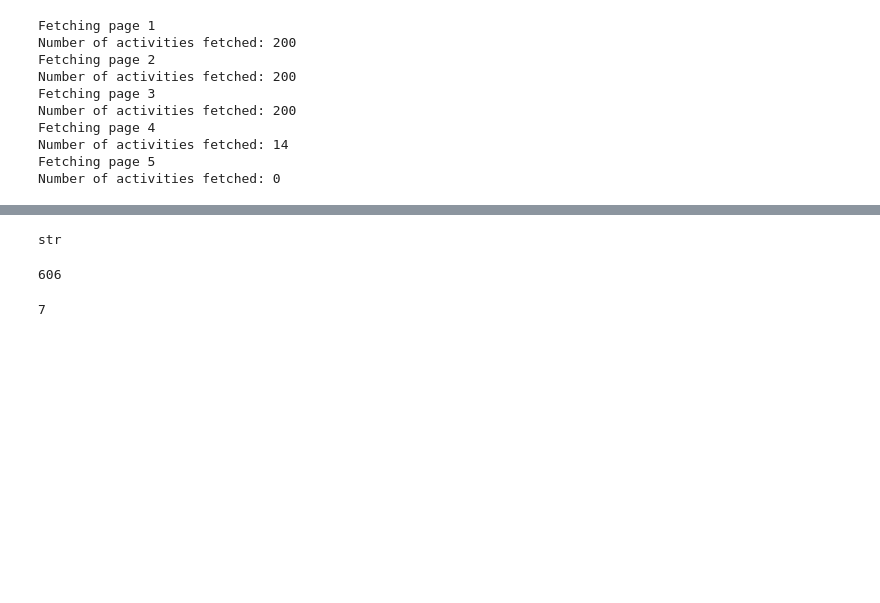
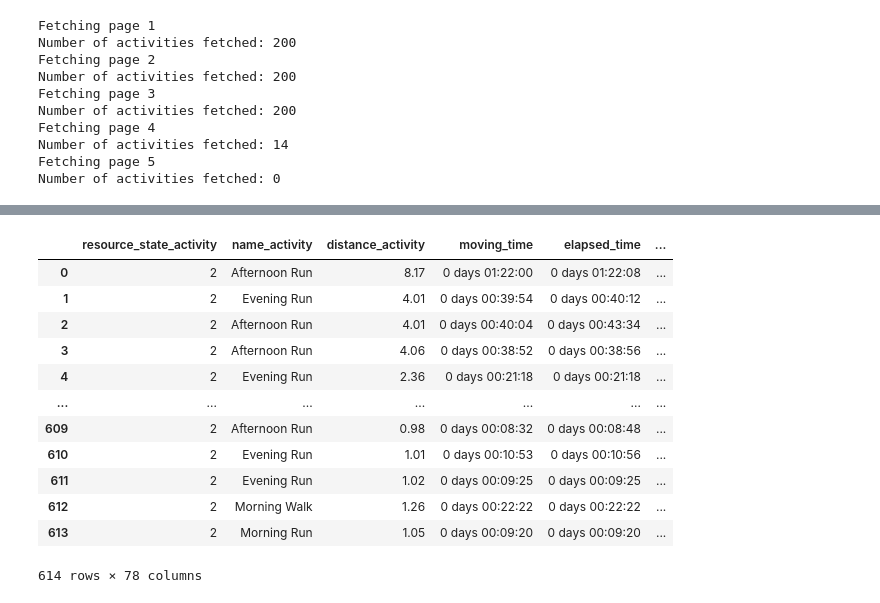
Before and after one commit to tjlaporte1/tom_runs_the_world, a Jupyter notebook: main.ipynb, the cells around one changed output, grey strips where cells are left out. Saved outputs shown, nothing was run; the diff lists cells and outputs as text; code cells hidden in the pictures; blank space fills up the shorter version.

```diff
--- a/main.ipynb
+++ b/main.ipynb
@@ -116,6 +116,18 @@ pre_df['start_time_local_12h'] = pd.to_datetime(pre_df['start_date_local']).dt.s
 # add day of week
 pre_df['day_of_week'] = pd.to_datetime(pre_df['start_date_local']).dt.day_name()
 
+# add month
+pre_df['month'] = pd.to_datetime(pre_df['start_date_local']).dt.month_name()
+
+# add month year
+pre_df['month_year'] = pd.to_datetime(pd.to_datetime(pre_df['start_date_local']).dt.strftime('%Y-%m'))
+
+# add month year name
+pre_df['month_year_name'] = pd.to_datetime(pre_df['start_date_local']).dt.strftime('%b %Y')
+
+# add year label
+pre_df['year'] = pd.to_datetime(pre_df['start_date_local']).dt.year
+
 # add year label
 pre_df['year'] = pd.to_datetime(pre_df['start_date_local']).dt.year
 
@@ -164,4 +146,2 @@ Name: moving_time, Length: 614, dtype: timedelta64[ns]
 # %%
-type(pd.to_datetime(df['start_date_local']).dt.strftime('%Y-%m-%d %I:%M %p').max())
+df['month_year'] = pd.to_datetime(pd.to_datetime(df['start_date_local']).dt.strftime('%Y-%m'))
-# %% [output]
-str
@@ -172,8 +148,16 @@ df['moving_time'] = pd.to_timedelta(df['moving_time'])
-# %%
-df.query("type in ['Run', 'Hike', 'Walk', 'Ride']").shape[0]
-# %% [output]
-606
-# %%
-df.loc[~df['type'].isin(['Run', 'Hike', 'Walk', 'Ride']), 'upload_id'].nunique()
-# %% [output]
-7
+# %%
+df
+# %% [output]
+|  | resource_state_activity | name_activity | distance_activity | moving_time | elapsed_time | ... |
+| 0 | 2 | Afternoon Run | 8.17 | 0 days 01:22:00 | 0 days 01:22:08 | ... |
+| 1 | 2 | Evening Run | 4.01 | 0 days 00:39:54 | 0 days 00:40:12 | ... |
+| 2 | 2 | Afternoon Run | 4.01 | 0 days 00:40:04 | 0 days 00:43:34 | ... |
+| 3 | 2 | Afternoon Run | 4.06 | 0 days 00:38:52 | 0 days 00:38:56 | ... |
+| 4 | 2 | Evening Run | 2.36 | 0 days 00:21:18 | 0 days 00:21:18 | ... |
+| ... | ... | ... | ... | ... | ... | ... |
+| 609 | 2 | Afternoon Run | 0.98 | 0 days 00:08:32 | 0 days 00:08:48 | ... |
+| 610 | 2 | Evening Run | 1.01 | 0 days 00:10:53 | 0 days 00:10:56 | ... |
+| 611 | 2 | Evening Run | 1.02 | 0 days 00:09:25 | 0 days 00:09:25 | ... |
+| 612 | 2 | Morning Walk | 1.26 | 0 days 00:22:22 | 0 days 00:22:22 | ... |
+| 613 | 2 | Morning Run | 1.05 | 0 days 00:09:20 | 0 days 00:09:20 | ... |
+614 rows × 78 columns
```
Also changed, not shown: parts of 30 cells of this notebook.
